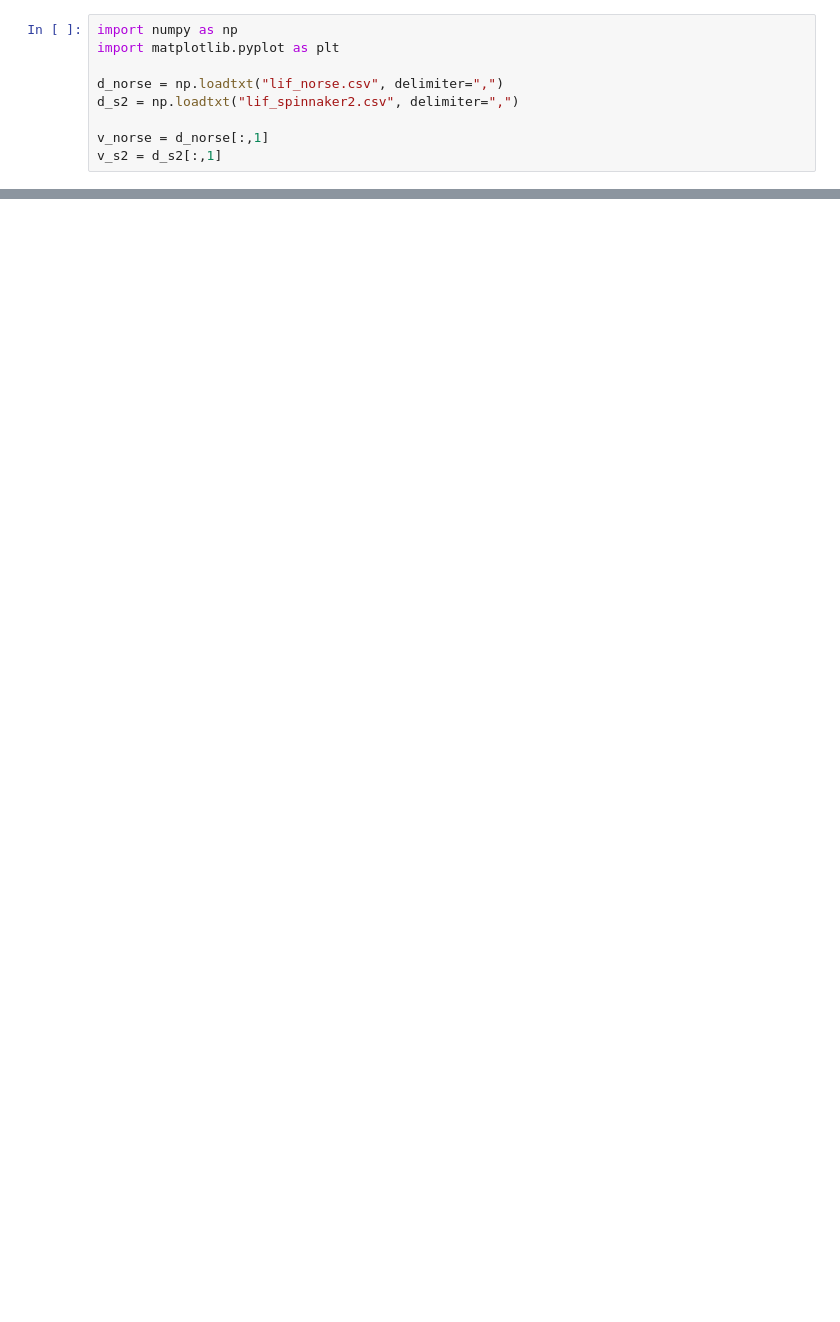
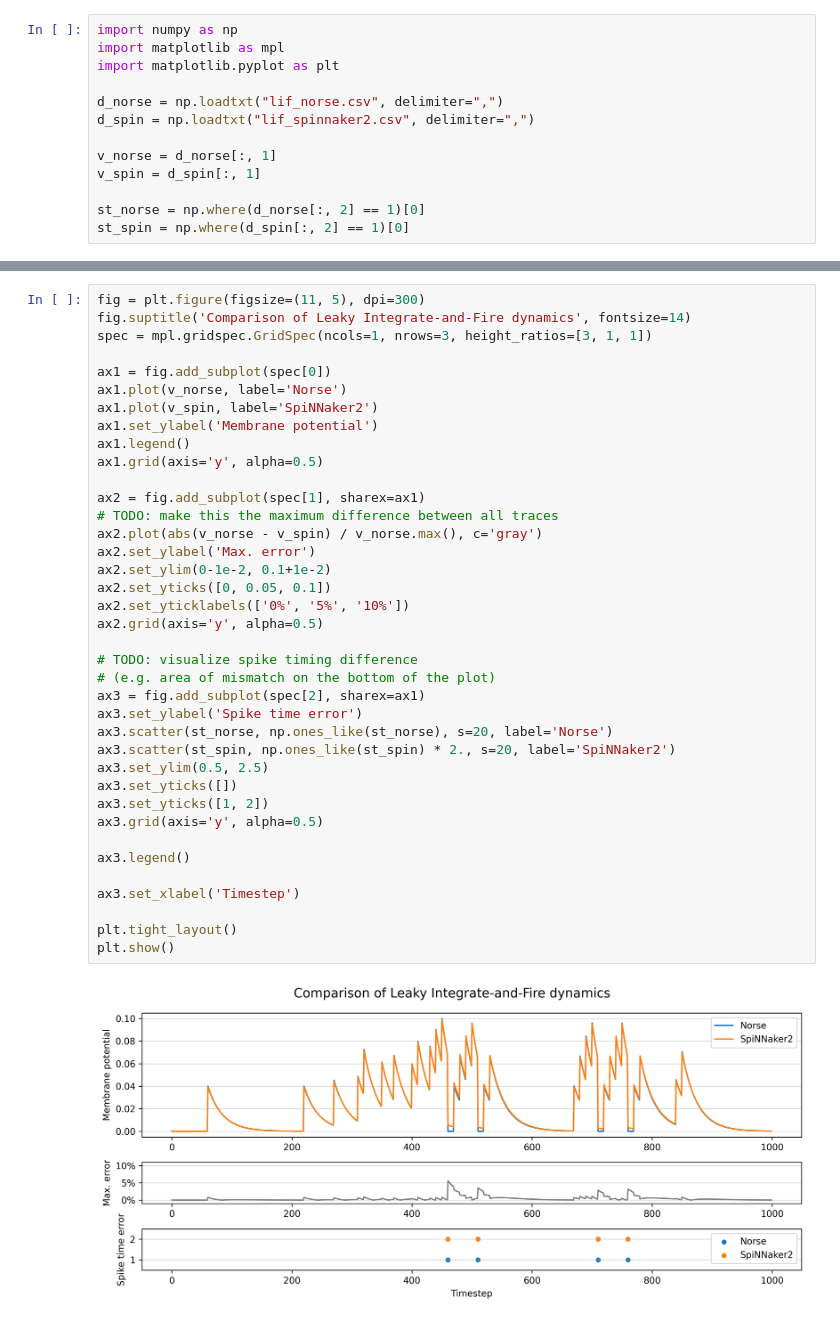
Before and after one commit to neuromorphs/NIR, a Jupyter notebook: paper/01_lif/lif_comparison.ipynb, the cells around one changed output, grey strips where cells are left out. Cells and saved outputs as stored; diff of their text form; blank space fills up the shorter version.

Commit message:
fancier plots

```diff
--- a/paper/01_lif/lif_comparison.ipynb
+++ b/paper/01_lif/lif_comparison.ipynb
@@ -1,9 +1,13 @@
 # %%
 import numpy as np
+import matplotlib as mpl
 import matplotlib.pyplot as plt
 
 d_norse = np.loadtxt("lif_norse.csv", delimiter=",")
-d_s2 = np.loadtxt("lif_spinnaker2.csv", delimiter=",")
+d_spin = np.loadtxt("lif_spinnaker2.csv", delimiter=",")
 
-v_norse = d_norse[:,1]
-v_s2 = d_s2[:,1]
+v_norse = d_norse[:, 1]
+v_spin = d_spin[:, 1]
+
+st_norse = np.where(d_norse[:, 2] == 1)[0]
+st_spin = np.where(d_spin[:, 2] == 1)[0]
@@ -16,0 +18,40 @@ plt.show()
+# %%
+fig = plt.figure(figsize=(11, 5), dpi=300)
+fig.suptitle('Comparison of Leaky Integrate-and-Fire dynamics', fontsize=14)
+spec = mpl.gridspec.GridSpec(ncols=1, nrows=3, height_ratios=[3, 1, 1])
+
+ax1 = fig.add_subplot(spec[0])
+ax1.plot(v_norse, label='Norse')
+ax1.plot(v_spin, label='SpiNNaker2')
+ax1.set_ylabel('Membrane potential')
+ax1.legend()
+ax1.grid(axis='y', alpha=0.5)
+
+ax2 = fig.add_subplot(spec[1], sharex=ax1)
+# TODO: make this the maximum difference between all traces
+ax2.plot(abs(v_norse - v_spin) / v_norse.max(), c='gray')
+ax2.set_ylabel('Max. error')
+ax2.set_ylim(0-1e-2, 0.1+1e-2)
+ax2.set_yticks([0, 0.05, 0.1])
+ax2.set_yticklabels(['0%', '5%', '10%'])
+ax2.grid(axis='y', alpha=0.5)
+
+# TODO: visualize spike timing difference
+# (e.g. area of mismatch on the bottom of the plot)
+ax3 = fig.add_subplot(spec[2], sharex=ax1)
+ax3.set_ylabel('Spike time error')
+ax3.scatter(st_norse, np.ones_like(st_norse), s=20, label='Norse')
+ax3.scatter(st_spin, np.ones_like(st_spin) * 2., s=20, label='SpiNNaker2')
+ax3.set_ylim(0.5, 2.5)
+ax3.set_yticks([])
+ax3.set_yticks([1, 2])
+ax3.grid(axis='y', alpha=0.5)
+
+ax3.legend()
+
+ax3.set_xlabel('Timestep')
+
+plt.tight_layout()
+plt.show()
+# %% [output]
+[figure, added]
```
Also changed, not shown: parts of 5 cells of this notebook.
